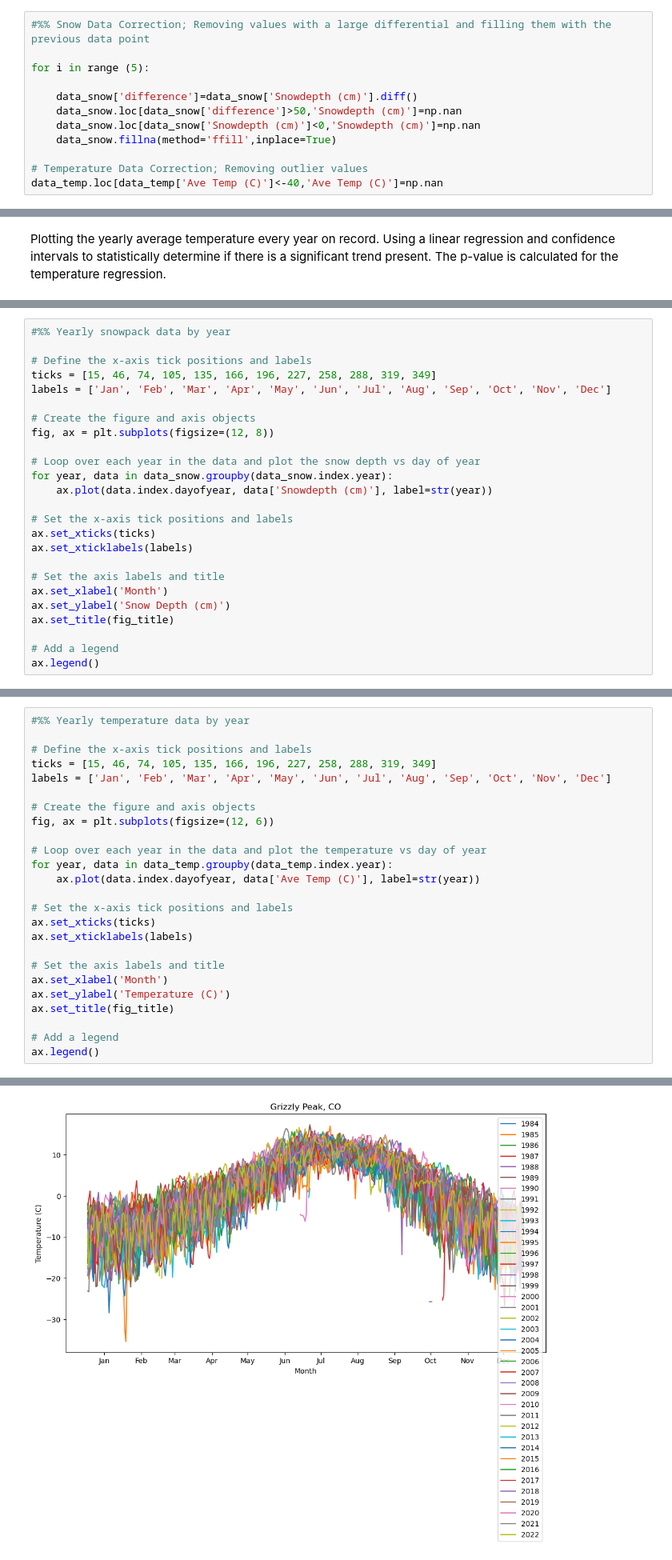
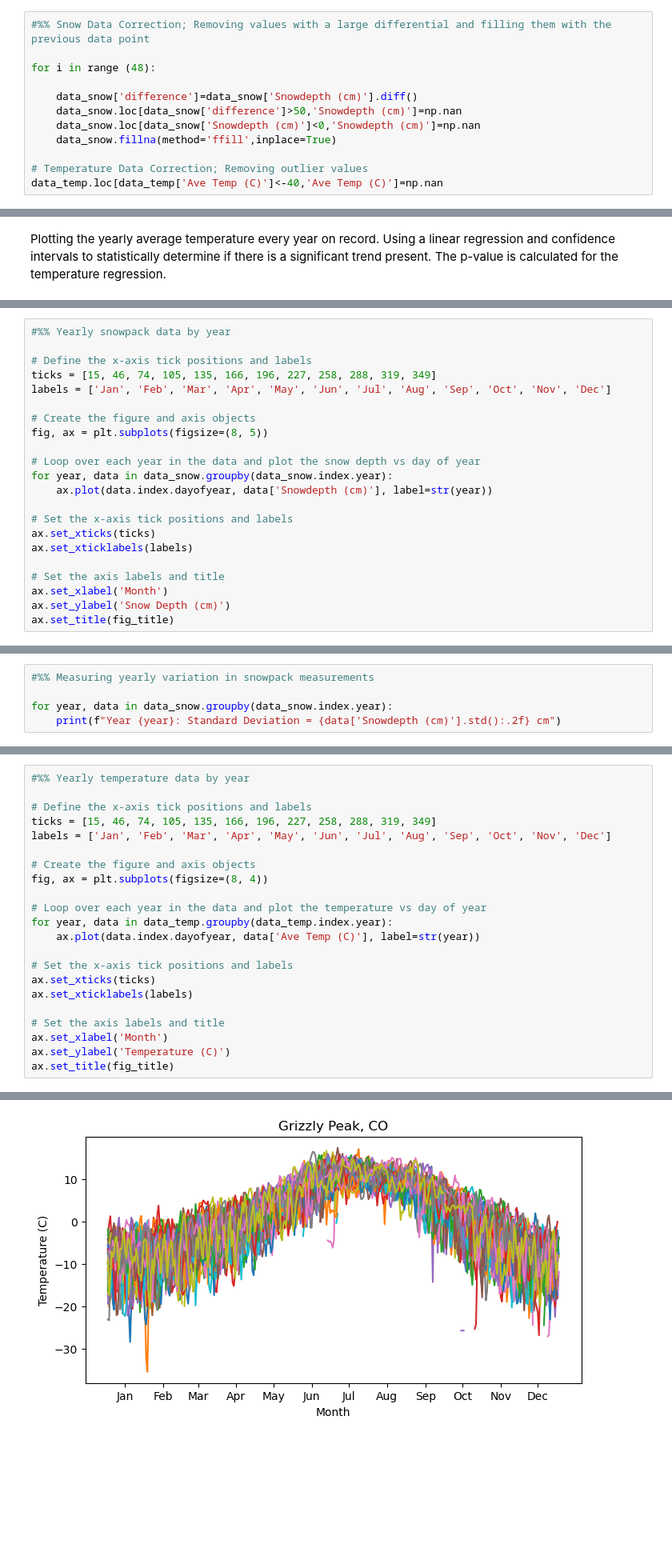
Before and after one commit to jeremy-larkin/ESCI796-Final-Project, a Jupyter notebook: CO Snowpack Project.ipynb, the cells around one changed output, grey strips where cells are left out. Shown at 80% size. Saved outputs shown, nothing was run; the diff lists cells and outputs as text; blank space fills up the shorter version.

```diff
--- a/CO Snowpack Project.ipynb
+++ b/CO Snowpack Project.ipynb
@@ -117,7 +118,7 @@ Next the data is cleaned. This processes involves wrangling the data including r
 # %%
 #%% Snow Data Correction; Removing values with a large differential and filling them with the previous data point
 
-for i in range (5):
+for i in range (48):
 
     data_snow['difference']=data_snow['Snowdepth (cm)'].diff()
     data_snow.loc[data_snow['difference']>50,'Snowdepth (cm)']=np.nan
@@ -254,7 +255,7 @@ ticks = [15, 46, 74, 105, 135, 166, 196, 227, 258, 288, 319, 349]
 labels = ['Jan', 'Feb', 'Mar', 'Apr', 'May', 'Jun', 'Jul', 'Aug', 'Sep', 'Oct', 'Nov', 'Dec']
 
 # Create the figure and axis objects
-fig, ax = plt.subplots(figsize=(12, 8))
+fig, ax = plt.subplots(figsize=(8, 5))
 
 # Loop over each year in the data and plot the snow depth vs day of year
 for year, data in data_snow.groupby(data_snow.index.year):
@@ -268,7 +269,4 @@ ax.set_xticklabels(labels)
 ax.set_xlabel('Month')
 ax.set_ylabel('Snow Depth (cm)')
 ax.set_title(fig_title)
-
-# Add a legend
-ax.legend()
 # %% [output]
@@ -276,0 +275,5 @@ ax.legend()
+# %%
+#%% Measuring yearly variation in snowpack measurements
+
+for year, data in data_snow.groupby(data_snow.index.year):
+    print(f"Year {year}: Standard Deviation = {data['Snowdepth (cm)'].std():.2f} cm")
@@ -284,7 +305,7 @@ ticks = [15, 46, 74, 105, 135, 166, 196, 227, 258, 288, 319, 349]
 labels = ['Jan', 'Feb', 'Mar', 'Apr', 'May', 'Jun', 'Jul', 'Aug', 'Sep', 'Oct', 'Nov', 'Dec']
 
 # Create the figure and axis objects
-fig, ax = plt.subplots(figsize=(12, 6))
+fig, ax = plt.subplots(figsize=(8, 4))
 
 # Loop over each year in the data and plot the temperature vs day of year
 for year, data in data_temp.groupby(data_temp.index.year):
@@ -298,7 +319,4 @@ ax.set_xticklabels(labels)
 ax.set_xlabel('Month')
 ax.set_ylabel('Temperature (C)')
 ax.set_title(fig_title)
-
-# Add a legend
-ax.legend()
 # %% [output]
@@ -306 +324 @@ ax.legend()
-[figure, old version]
+[figure, new version]
```
Also changed, not shown: parts of 16 cells of this notebook.
